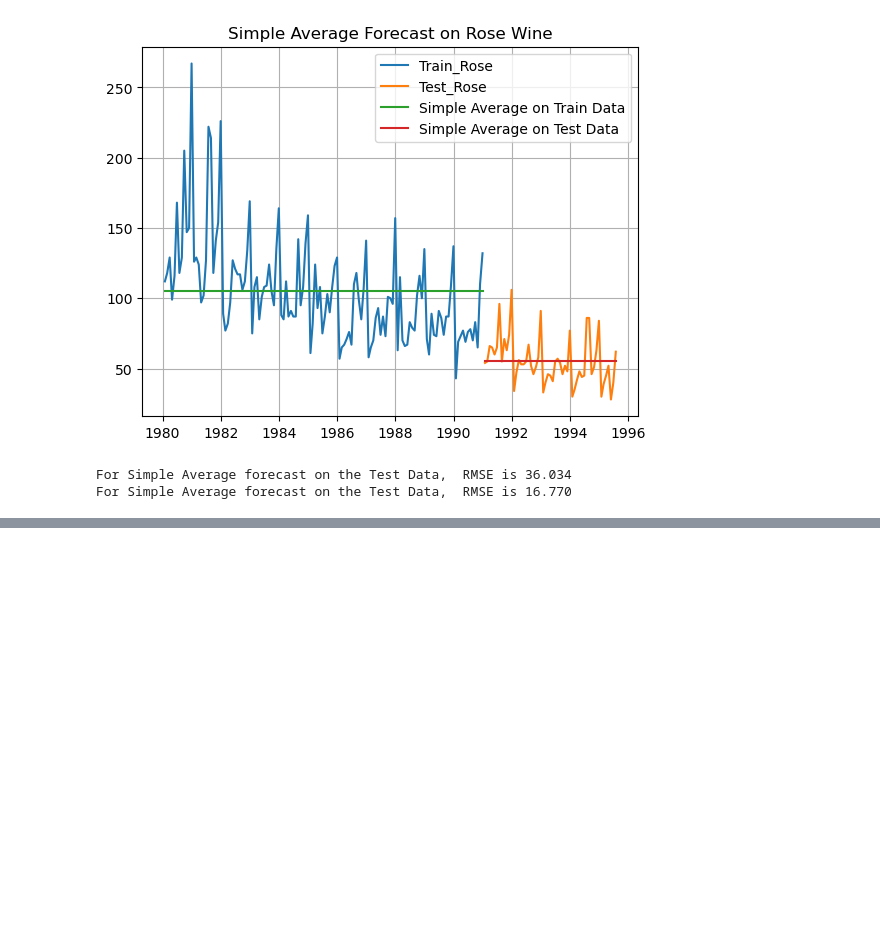
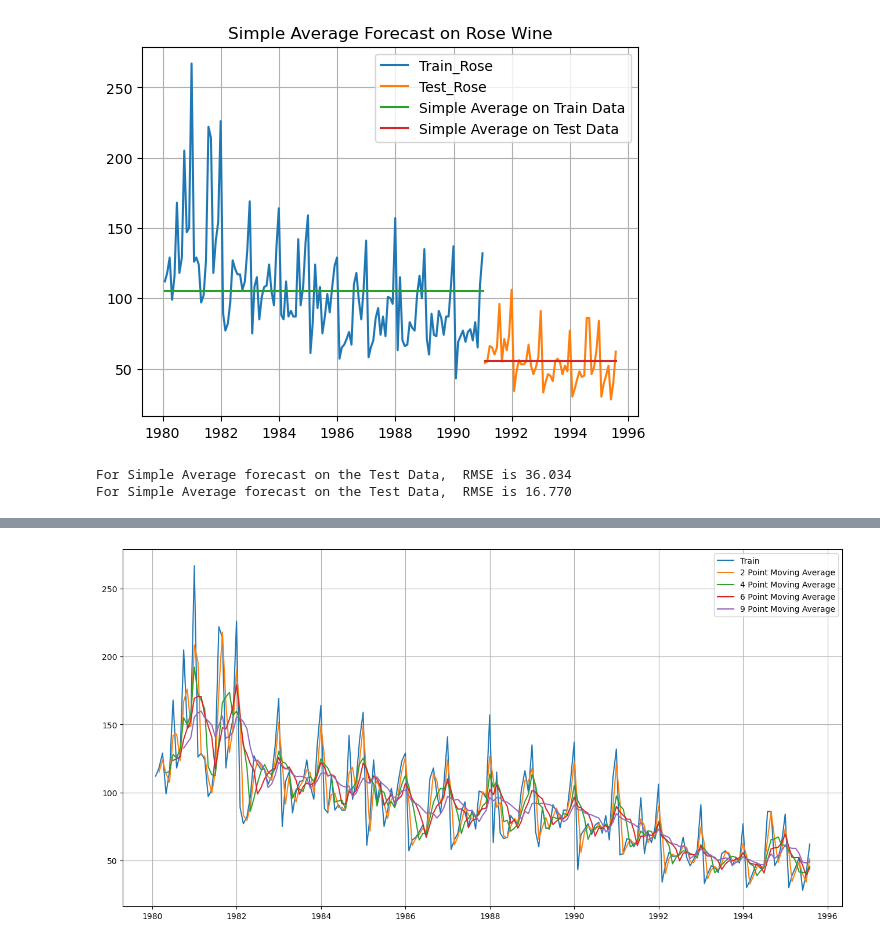
Before and after one commit to Aaryani2024/Time-Forecasting-GL-Project, a Jupyter notebook: Time Forecasting Project.ipynb, the cells around one changed output, grey strips where cells are left out. Saved outputs shown, nothing was run; the diff lists cells and outputs as text; code cells hidden in the pictures; blank space fills up the shorter version.

```diff
--- a/Time Forecasting Project.ipynb
+++ b/Time Forecasting Project.ipynb
@@ -1033,0 +1114,5 @@ For Simple Average forecast on the Test Data,  RMSE is 16.770
+# %%
+ma_rose = df_rose.copy()
+ma_rose.set_index('Time_Stamp',inplace=True)
+ma_rose = ma_rose.drop('YearMonth',axis=1)
+print(ma_rose.head())
@@ -1033,0 +1127,7 @@ For Simple Average forecast on the Test Data,  RMSE is 16.770
+# %%
+ma_rose['Trailing_2'] = ma_rose['Rose'].rolling(2).mean()
+ma_rose['Trailing_4'] = ma_rose['Rose'].rolling(4).mean()
+ma_rose['Trailing_6'] = ma_rose['Rose'].rolling(6).mean()
+ma_rose['Trailing_9'] = ma_rose['Rose'].rolling(9).mean()
+
+ma_rose.head()
@@ -1033,0 +1142,14 @@ For Simple Average forecast on the Test Data,  RMSE is 16.770
+# %%
+## Plotting on the whole data
+
+plt.figure(figsize=(16,8))
+plt.plot(ma_rose['Rose'], label='Train')
+plt.plot(ma_rose['Trailing_2'], label='2 Point Moving Average')
+plt.plot(ma_rose['Trailing_4'], label='4 Point Moving Average')
+plt.plot(ma_rose['Trailing_6'],label = '6 Point Moving Average')
+plt.plot(ma_rose['Trailing_9'],label = '9 Point Moving Average')
+
+plt.legend(loc = 'best')
+plt.grid();
+# %% [output]
+[figure, added]
```
Also changed, not shown: parts of 16 cells of this notebook.
